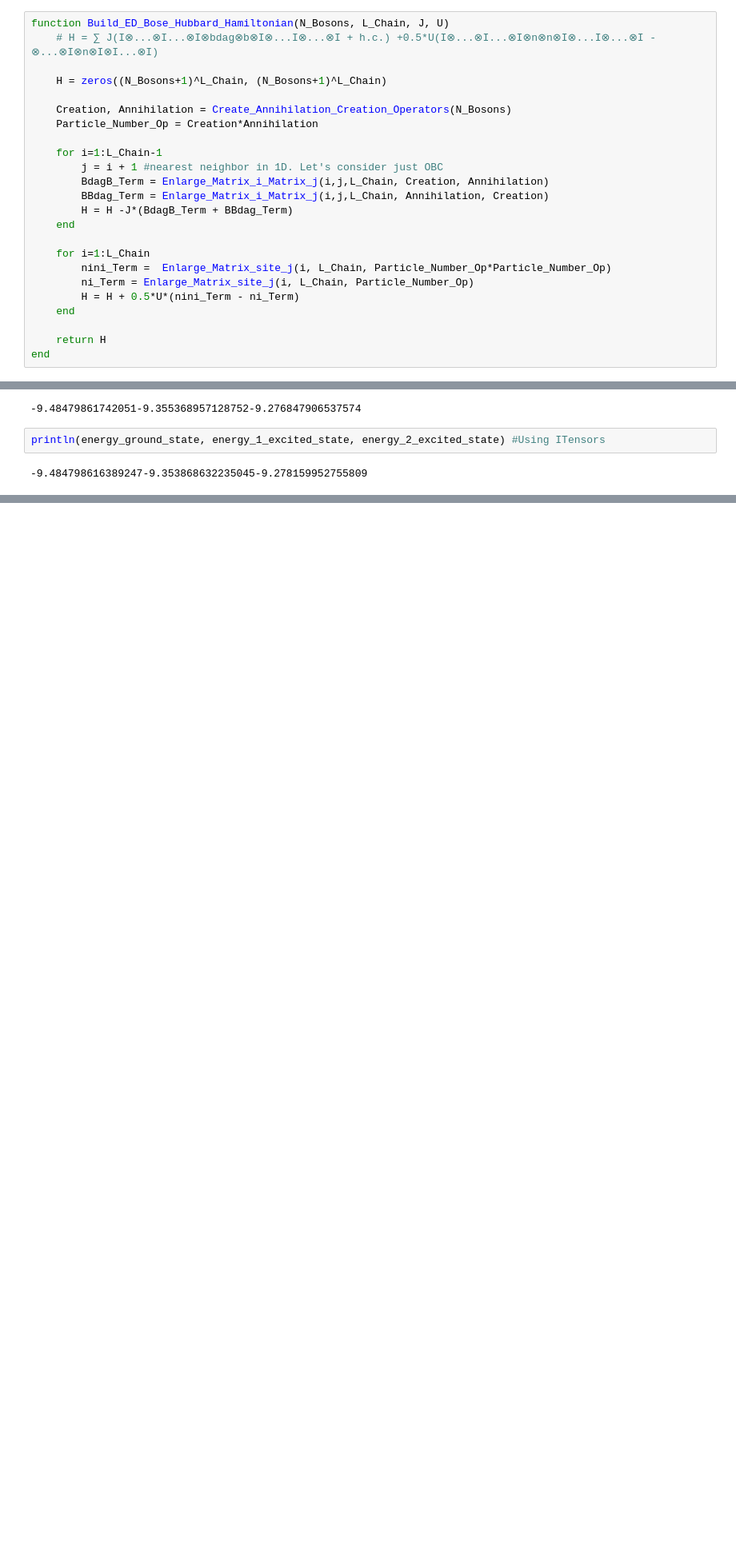
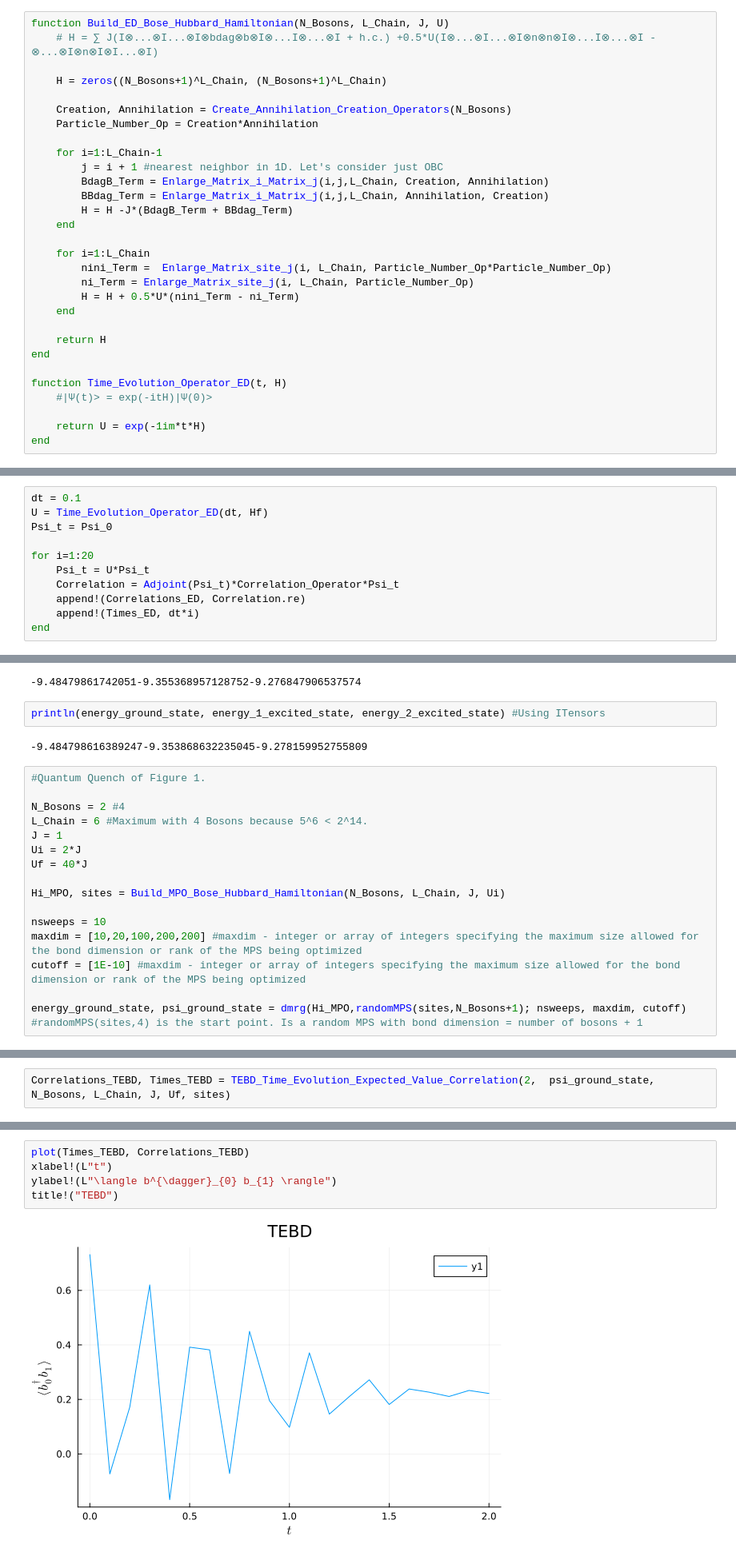
Before and after one commit to Joacop16/Tensor_Networks_with_Julia, a Jupyter notebook: Bose Hubbard Model.ipynb, the cells around one changed output, grey strips where cells are left out. Shown at 80% size. Saved outputs shown, nothing was run; the diff lists cells and outputs as text; blank space fills up the shorter version.

Commit message:
Including first attempt of figure 1

```diff
--- a/Bose Hubbard Model.ipynb
+++ b/Bose Hubbard Model.ipynb
@@ -121,4 +123,10 @@ function Build_ED_Bose_Hubbard_Hamiltonian(N_Bosons, L_Chain, J, U)
 
     return H
 end
+
+function Time_Evolution_Operator_ED(t, H)
+    #|Ψ(t)> = exp(-itH)|Ψ(0)>
+
+    return U = exp(-1im*t*H)
+end
 # %% [output]
@@ -150,0 +201,11 @@ print(Eigenvalues[1], Eigenvalues[2], Eigenvalues[3])
+# %%
+dt = 0.1
+U = Time_Evolution_Operator_ED(dt, Hf)
+Psi_t = Psi_0
+
+for i=1:20
+    Psi_t = U*Psi_t
+    Correlation = Adjoint(Psi_t)*Correlation_Operator*Psi_t
+    append!(Correlations_ED, Correlation.re)
+    append!(Times_ED, dt*i)
+end
@@ -220,3 +352,19 @@ print(Eigenvalues[1], Eigenvalues[2], Eigenvalues[3]) #Using ED
 println(energy_ground_state, energy_1_excited_state, energy_2_excited_state) #Using ITensors
 # %% [output]
 -9.484798616389247-9.353868632235045-9.278159952755809
+# %%
+#Quantum Quench of Figure 1.
+
+N_Bosons = 2 #4
+L_Chain = 6 #Maximum with 4 Bosons because 5^6 < 2^14.
+J = 1
+Ui = 2*J
+Uf = 40*J
+
+Hi_MPO, sites = Build_MPO_Bose_Hubbard_Hamiltonian(N_Bosons, L_Chain, J, Ui)
+
+nsweeps = 10
+maxdim = [10,20,100,200,200] #maxdim - integer or array of integers specifying the maximum size allowed for the bond dimension or rank of the MPS being optimized
+cutoff = [1E-10] #maxdim - integer or array of integers specifying the maximum size allowed for the bond dimension or rank of the MPS being optimized
+
+energy_ground_state, psi_ground_state = dmrg(Hi_MPO,randomMPS(sites,N_Bosons+1); nsweeps, maxdim, cutoff) #randomMPS(sites,4) is the start point. Is a random MPS with bond dimension = number of bosons + 1
@@ -222,0 +390,2 @@ println(energy_ground_state, energy_1_excited_state, energy_2_excited_state) #Us
+# %%
+Correlations_TEBD, Times_TEBD = TEBD_Time_Evolution_Expected_Value_Correlation(2,  psi_ground_state, N_Bosons, L_Chain, J, Uf, sites)
@@ -222,0 +435,7 @@ println(energy_ground_state, energy_1_excited_state, energy_2_excited_state) #Us
+# %%
+plot(Times_TEBD, Correlations_TEBD)
+xlabel!(L"t")
+ylabel!(L"\langle b^{\dagger}_{0} b_{1} \rangle")
+title!("TEBD")
+# %% [output]
+[figure, added]
```
Also changed, not shown: parts of 15 cells of this notebook.
